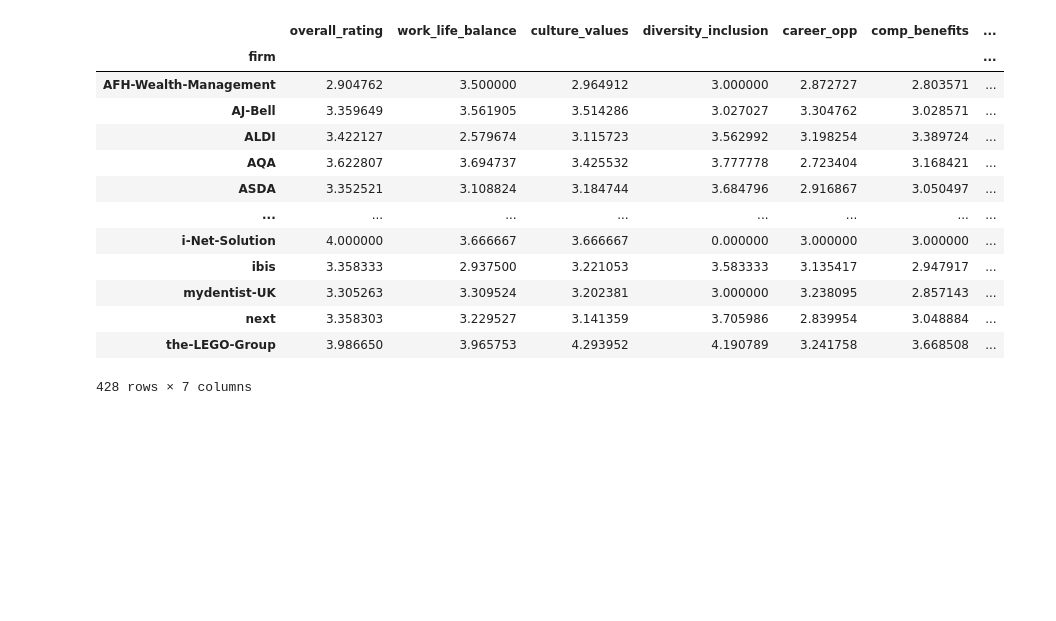
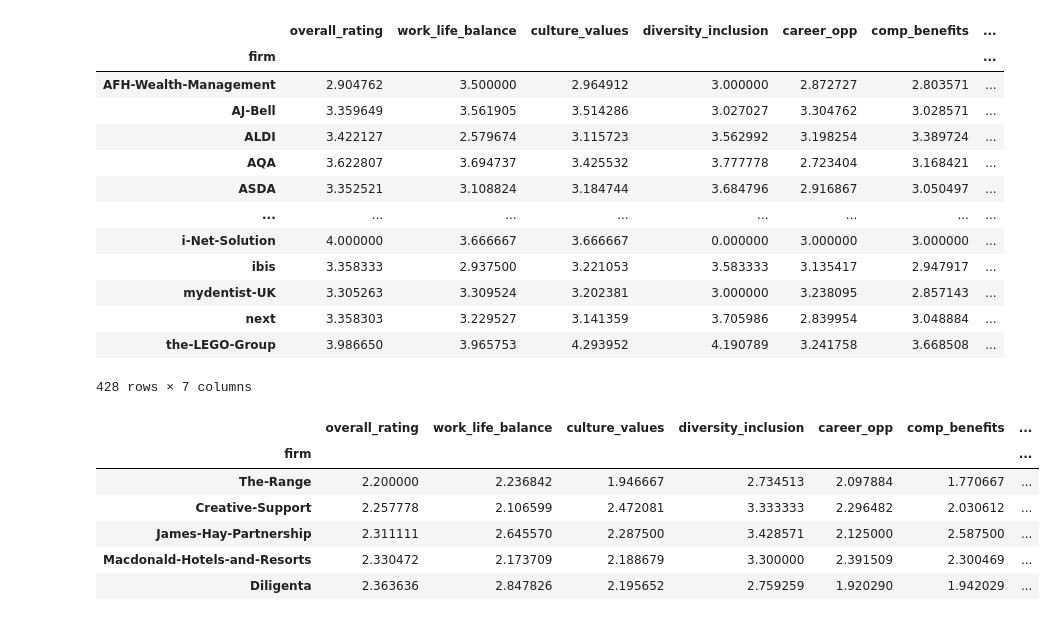
Before and after one commit to NidhiMehrotra22/Project_1_TEAM4, a Jupyter notebook: Project-1_The Greatest Job Satisfaction Soiree-checkpoint.ipynb, the cells around one changed output. Saved outputs shown, nothing was run; the diff lists cells and outputs as text; code cells hidden in the pictures; blank space fills up the shorter version.

```diff
--- a/Project-1_The Greatest Job Satisfaction Soiree-checkpoint.ipynb
+++ b/Project-1_The Greatest Job Satisfaction Soiree-checkpoint.ipynb
@@ -161,3 +148,15 @@ wlb_fill_na_df
 | next | 3.358303 | 3.229527 | 3.141359 | 3.705986 | 2.839954 | 3.048884 | ... |
 | the-LEGO-Group | 3.986650 | 3.965753 | 4.293952 | 4.190789 | 3.241758 | 3.668508 | ... |
 428 rows × 7 columns
+# %%
+#nsmallest() helps to get the smallest numbers from a variable or from a dataset.
+overall_rating_lowest= job_satis_na_df.nsmallest(n=5, columns=['overall_rating'])
+overall_rating_lowest
+# %% [output]
+|  | overall_rating | work_life_balance | culture_values | diversity_inclusion | career_opp | comp_benefits | ... |
+| firm |  |  |  |  |  |  | ... |
+| The-Range | 2.200000 | 2.236842 | 1.946667 | 2.734513 | 2.097884 | 1.770667 | ... |
+| Creative-Support | 2.257778 | 2.106599 | 2.472081 | 3.333333 | 2.296482 | 2.030612 | ... |
+| James-Hay-Partnership | 2.311111 | 2.645570 | 2.287500 | 3.428571 | 2.125000 | 2.587500 | ... |
+| Macdonald-Hotels-and-Resorts | 2.330472 | 2.173709 | 2.188679 | 3.300000 | 2.391509 | 2.300469 | ... |
+| Diligenta | 2.363636 | 2.847826 | 2.195652 | 2.759259 | 1.920290 | 1.942029 | ... |
```
Also changed, not shown: parts of 10 cells of this notebook.
